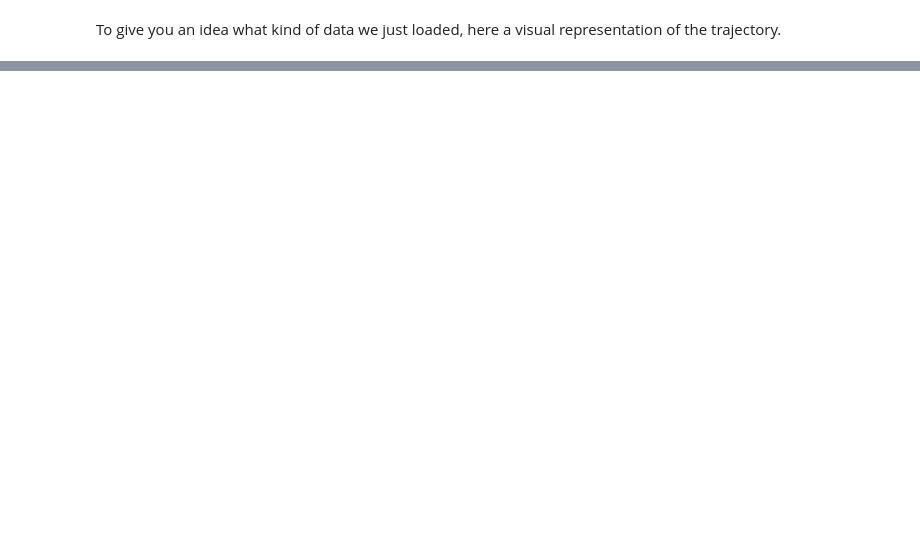
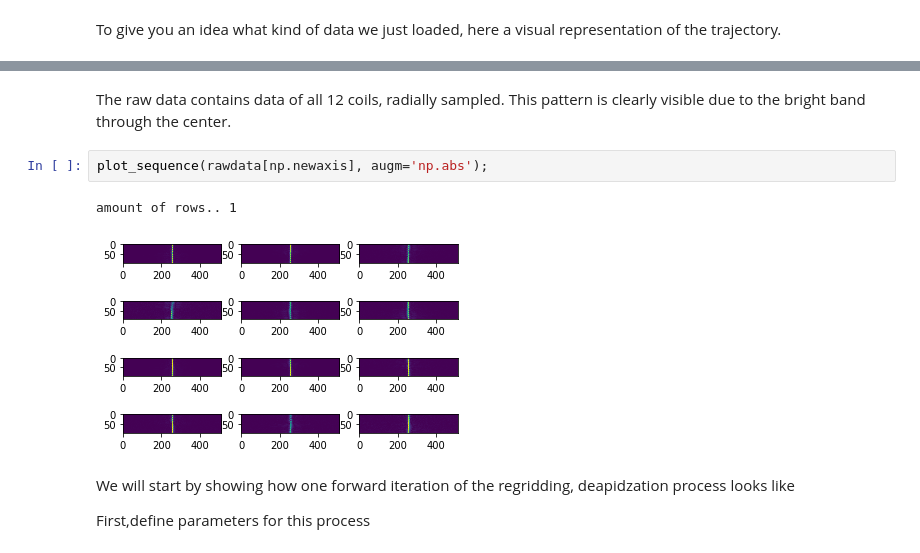
Before and after one commit to ISMRM/rrsg_challenge_01, a Jupyter notebook: python/rrsg_cgreco/step_by_step_recon.ipynb, the cells around one changed output, grey strips where cells are left out. Cells and saved outputs as stored; diff of their text form; blank space fills up the shorter version.

```diff
--- a/python/rrsg_cgreco/step_by_step_recon.ipynb
+++ b/python/rrsg_cgreco/step_by_step_recon.ipynb
@@ -153,0 +78,11 @@ NameError: name 'result' is not defined
+# %% [markdown]
+The raw data contains data of all 12 coils, radially sampled. This pattern is clearly visible due to the bright band through the center.
+# %%
+plot_sequence(rawdata[np.newaxis], augm='np.abs');
+# %% [output]
+amount of rows.. 1
+[figure, added]
+# %% [markdown]
+We will start by showing how one forward iteration of the regridding, deapidzation process looks like
+
+First,define parameters for this process
```
Also changed, not shown: parts of 47 cells of this notebook, 4 other files.
